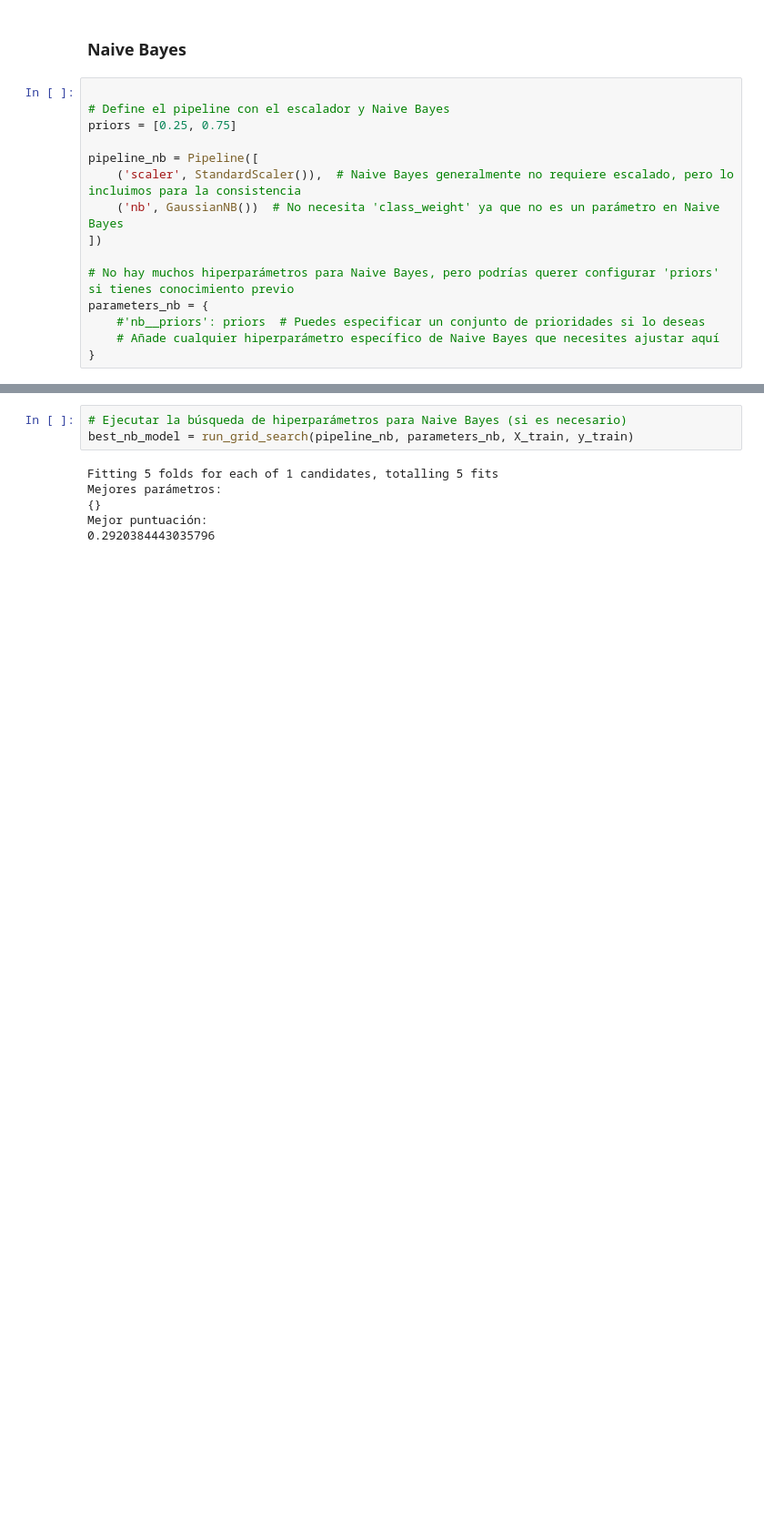
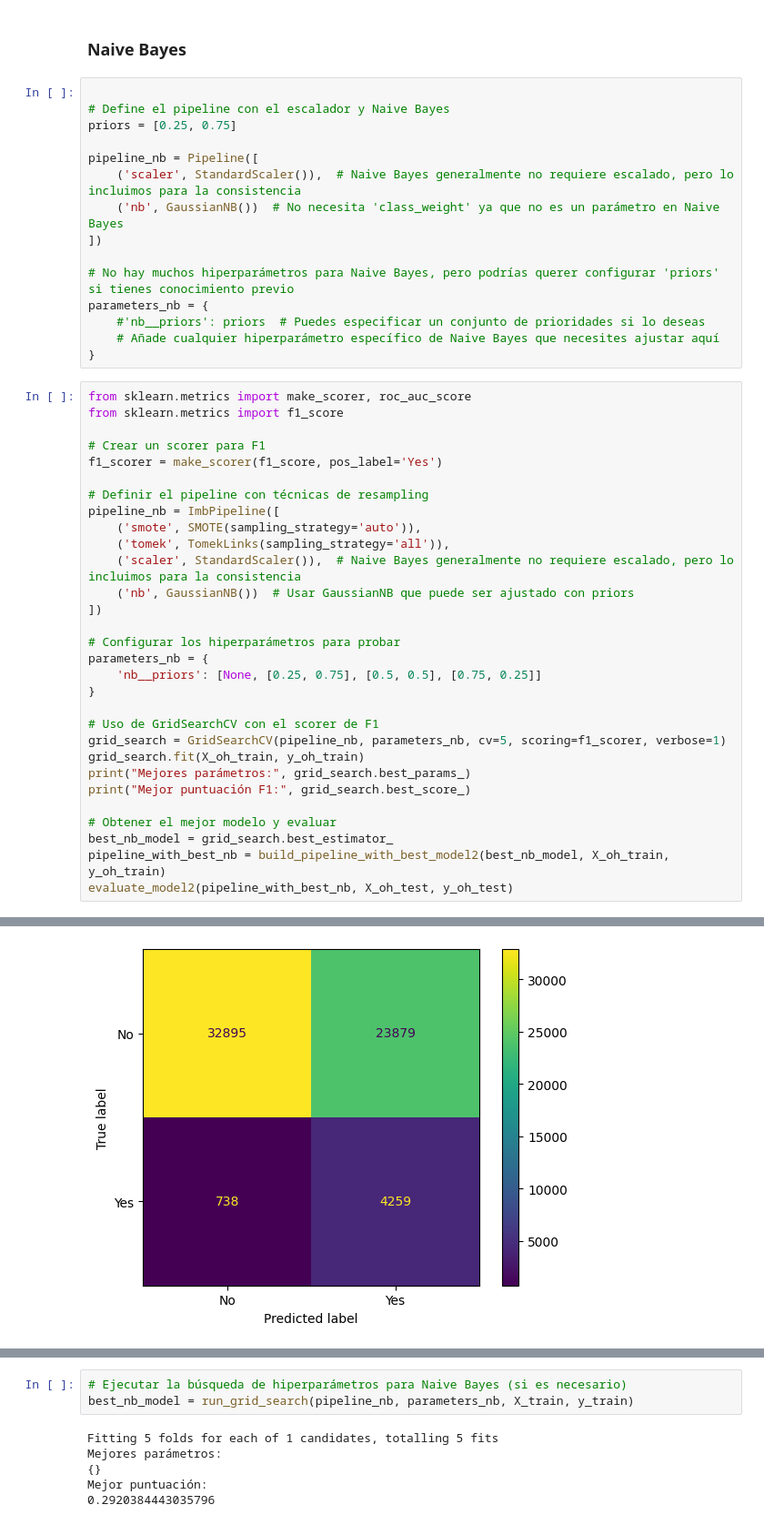
Before and after one commit to ClaraMirandaGarcia/analisisDatos, a Jupyter notebook: practica_alzheimer/practica_V5.ipynb, the cells around one changed output, grey strips where cells are left out. Shown at 91% size. Saved outputs shown, nothing was run; the diff lists cells and outputs as text; blank space fills up the shorter version.

```diff
--- a/practica_alzheimer/practica_V5.ipynb
+++ b/practica_alzheimer/practica_V5.ipynb
@@ -642,3 +714,34 @@ parameters_nb = {
     #'nb__priors': priors  # Puedes especificar un conjunto de prioridades si lo deseas
     # Añade cualquier hiperparámetro específico de Naive Bayes que necesites ajustar aquí
 }
+# %%
+from sklearn.metrics import make_scorer, roc_auc_score
+from sklearn.metrics import f1_score
+
+# Crear un scorer para F1
+f1_scorer = make_scorer(f1_score, pos_label='Yes')
+
+# Definir el pipeline con técnicas de resampling
+pipeline_nb = ImbPipeline([
+    ('smote', SMOTE(sampling_strategy='auto')),
+    ('tomek', TomekLinks(sampling_strategy='all')),
+    ('scaler', StandardScaler()),  # Naive Bayes generalmente no requiere escalado, pero lo incluimos para la consistencia
+    ('nb', GaussianNB())  # Usar GaussianNB que puede ser ajustado con priors
+])
+
+# Configurar los hiperparámetros para probar
+parameters_nb = {
+    'nb__priors': [None, [0.25, 0.75], [0.5, 0.5], [0.75, 0.25]]
+}
+
+# Uso de GridSearchCV con el scorer de F1
+grid_search = GridSearchCV(pipeline_nb, parameters_nb, cv=5, scoring=f1_scorer, verbose=1)
+grid_search.fit(X_oh_train, y_oh_train)
+print("Mejores parámetros:", grid_search.best_params_)
+print("Mejor puntuación F1:", grid_search.best_score_)
+
+# Obtener el mejor modelo y evaluar
+best_nb_model = grid_search.best_estimator_
+pipeline_with_best_nb = build_pipeline_with_best_model2(best_nb_model, X_oh_train, y_oh_train)
+evaluate_model2(pipeline_with_best_nb, X_oh_test, y_oh_test)
+# %% [output]
@@ -644,0 +759 @@ parameters_nb = {
+[figure, added]
```
Also changed, not shown: parts of 14 cells of this notebook.
